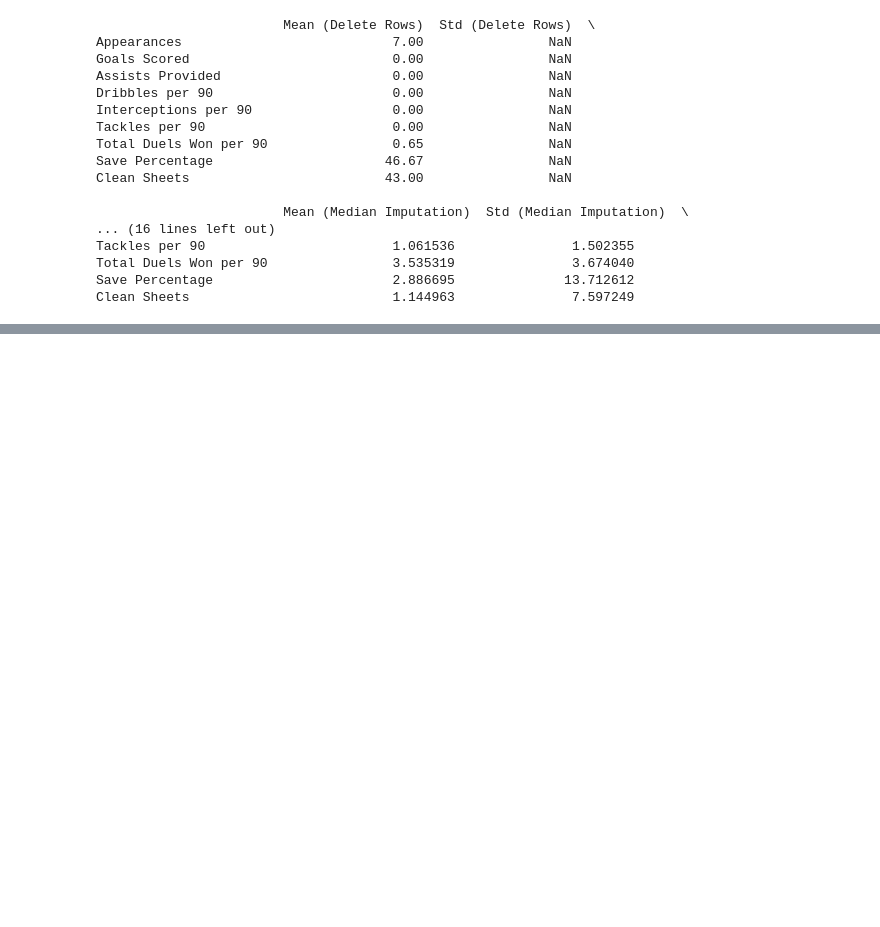
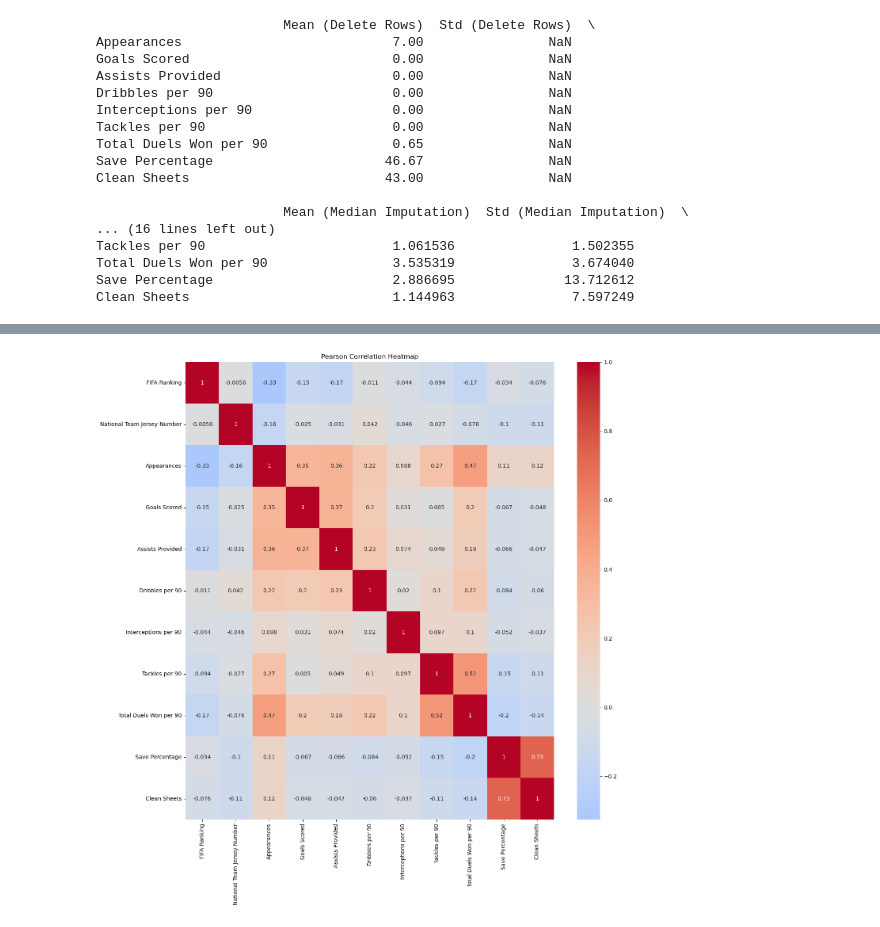
Before and after one commit to SamUM13/UM_WQD7013StatisticsforDS_Assignment1, a Jupyter notebook: 7013_Ass1.ipynb, the cells around one changed output, grey strips where cells are left out. Saved outputs shown, nothing was run; the diff lists cells and outputs as text; code cells hidden in the pictures; blank space fills up the shorter version.

```diff
--- a/7013_Ass1.ipynb
+++ b/7013_Ass1.ipynb
@@ -265,0 +583,5 @@ Clean Sheets                          1.144963               7.597249
+# %%
+#Select only numerical columns
+num_df = df_zero.select_dtypes(include=[np.number])
+print(num_df)
+num_df.info()
@@ -265,0 +606,4 @@ Clean Sheets                          1.144963               7.597249
+# %%
+#Compute Pearson correlation matrix
+PearCor = num_df.corr(method="pearson")
+print(PearCor)
@@ -265,0 +658,9 @@ Clean Sheets                          1.144963               7.597249
+# %%
+#Visualise correlation matrix as heatmap
+import seaborn as seab
+plt.figure(figsize=(15,15))
+seab.heatmap(PearCor, annot=True, cmap="coolwarm", center=0)
+plt.title("Pearson Correlation Heatmap")
+plt.show()
+# %% [output]
+[figure, added]
```
Also changed, not shown: parts of 24 cells of this notebook.
